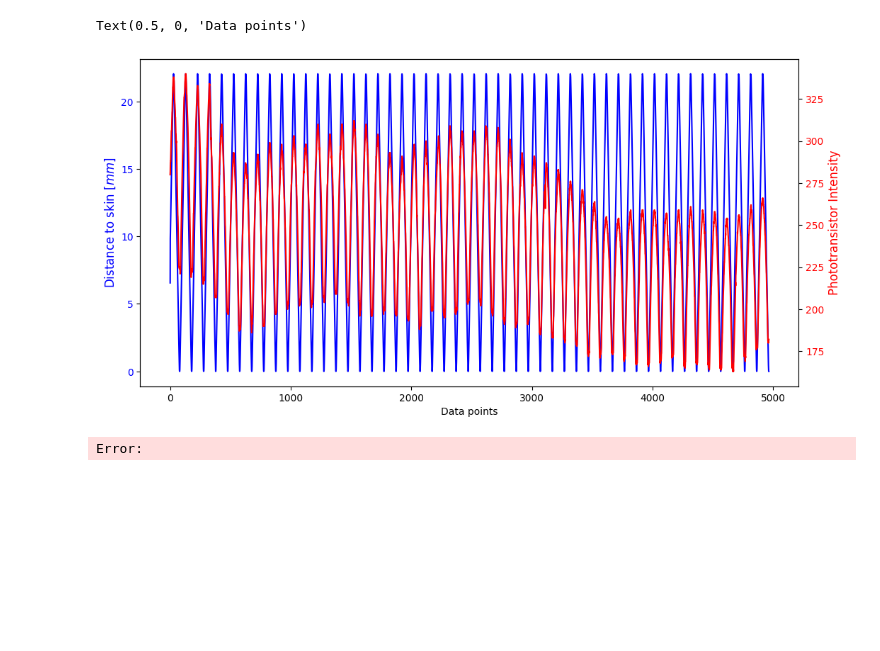
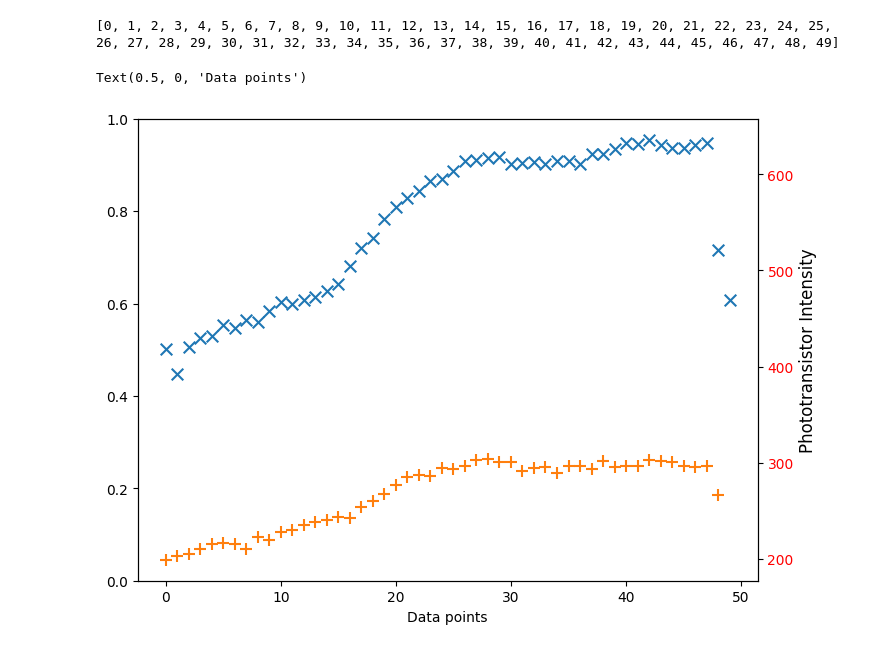
Before and after one commit to annnnna42/Arduino_KDC101_Control_and_Evaluation, a Jupyter notebook: merge/merge_plots.ipynb, the cells around one changed output. Cells and saved outputs as stored; diff of their text form; code cells hidden in the pictures; blank space fills up the shorter version.

Commit message:
Add plot for comparing with and without tape for PT

```diff
--- a/merge/merge_plots.ipynb
+++ b/merge/merge_plots.ipynb
@@ -33,22 +44,51 @@ print(serial_data)
+# %%
+# find local maxima and minima
+from scipy.signal import find_peaks
+import numpy as np
+
+def find_min_max_y(serial_data, stage_data):
+    y_max = []
+    y_min = []
+
+    max, _ = find_peaks(stage_data)
+    min, _ = find_peaks(-np.array(stage_data))
+
+    for i in range(len(max)):
+        y_max.append(serial_data[max[i]])
+
+    for i in range(len(min)):
+        y_min.append(serial_data[min[i]])
+
+    x_min = [i for i in range (len(y_min))]
+    x_max = [i for i in range (len(y_max))]
+
+    return x_min, x_max, y_min, y_max
+
+x_min, x_max, y_min, y_max = find_min_max_y(serial_data, stage_data)
+# %% [output]
+[0, 1, 2, 3, 4, 5, 6, 7, 8, 9, 10, 11, 12, 13, 14, 15, 16, 17, 18, 19, 20, 21, 22, 23, 24, 25, 26, 27, 28, 29, 30, 31, 32, 33, 34, 35, 36, 37, 38, 39, 40, 41, 42, 43, 44, 45, 46, 47, 48, 49]
 # %%
-x = [i for i in range (0, len(data))]
+# Plot with stage and sensor data
 
-fig, ax1 = plt.subplots(figsize=(12,6))
+x = [i for i in range (0, len(serial_data))]
 
-ax1.plot(x, stage_data, color="blue")
-ax1.set_ylabel(r"Distance to skin $[mm]$", fontsize=12, color="blue")
-for label in ax1.get_yticklabels():
-    label.set_color("blue")
+fig, ax1 = plt.subplots(figsize=(8,6))
+
+# ax1.plot([i for i in range (0, len(serial_data))], stage_data, color="blue")
+# ax1.set_ylabel(r"Distance to skin $[mm]$", fontsize=12, color="blue")
+# for label in ax1.get_yticklabels():
+#     label.set_color("blue")
 
 ax2 = ax1.twinx()
-ax2.plot(x, serial_data, color="red")
-ax2.set_ylabel(r"Phototransistor Intensity", fontsize=12, color="red")
+ax2.scatter(x_max, y_max, marker = 'x', zorder = 2, s=70)
+ax2.scatter(x_min, y_min, marker = '+', zorder = 2, s=70)
+#ax2.plot(x, serial_data, color="lightgrey", zorder =1)
+
+ax2.set_ylabel("Phototransistor Intensity", fontsize=12)
 for label in ax2.get_yticklabels():
     label.set_color("red")
 
-
 ax1.set_xlabel(r"Data points")
 # %% [output]
 Text(0.5, 0, 'Data points')
-[figure, old version]
+[figure, new version]
-Error:
```
Also changed, not shown: parts of 3 cells of this notebook, 11 other files.
